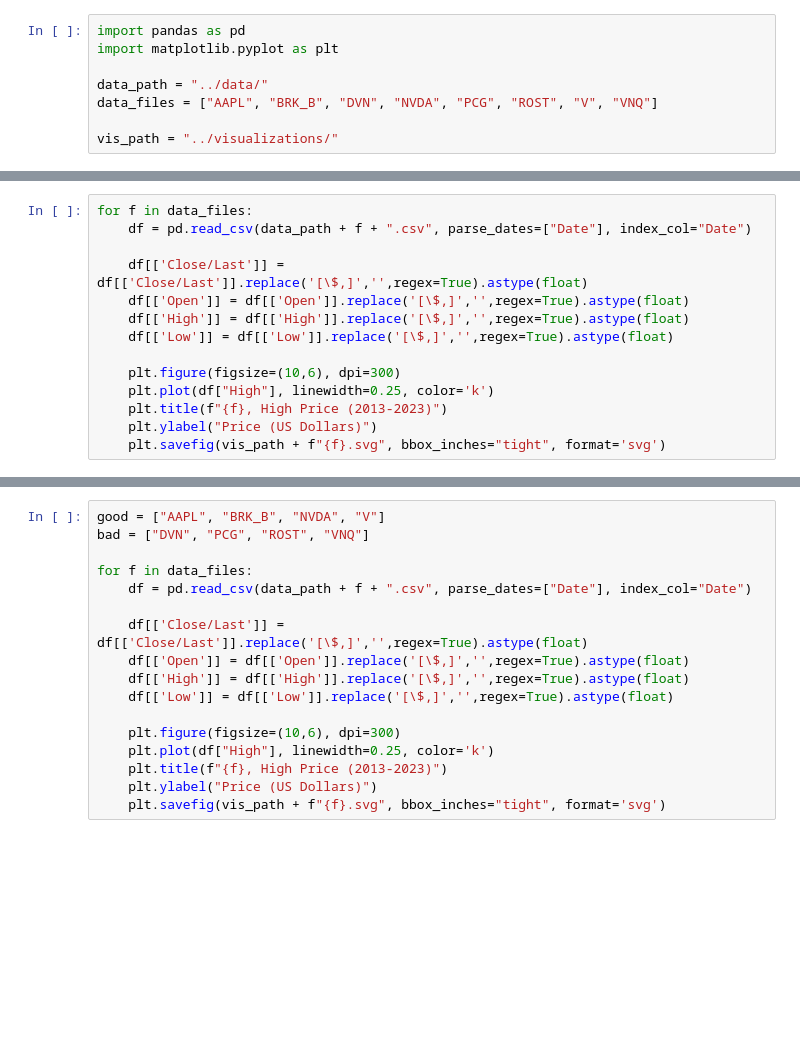
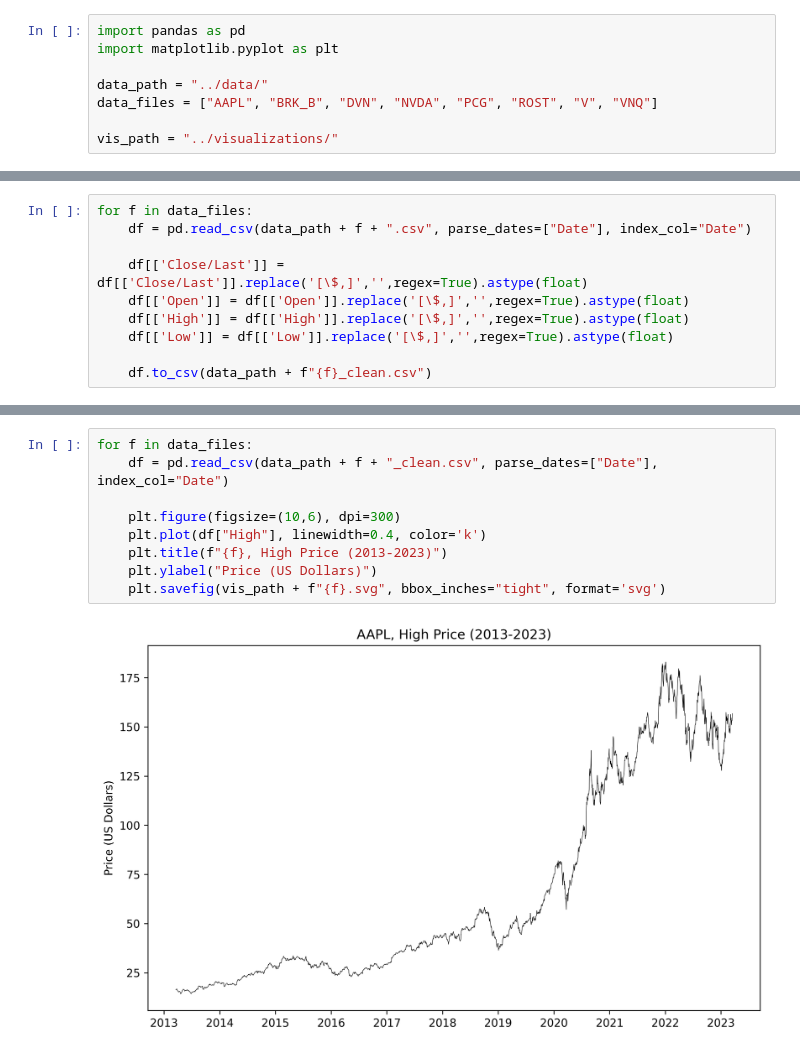
Before and after one commit to robert-meikle/DataMiningProject, a Jupyter notebook: src/visualization.ipynb, the cells around one changed output, grey strips where cells are left out. Saved outputs shown, nothing was run; the diff lists cells and outputs as text; blank space fills up the shorter version.

Commit message:
cleaned datasets, slight modifications to visualizations

```diff
--- a/src/visualization.ipynb
+++ b/src/visualization.ipynb
@@ -15,8 +18,4 @@ for f in data_files:
 	df[['High']] = df[['High']].replace('[\$,]','',regex=True).astype(float)
 	df[['Low']] = df[['Low']].replace('[\$,]','',regex=True).astype(float)
 
-	plt.figure(figsize=(10,6), dpi=300)
-	plt.plot(df["High"], linewidth=0.25, color='k')
-	plt.title(f"{f}, High Price (2013-2023)")
-	plt.ylabel("Price (US Dollars)")
-	plt.savefig(vis_path + f"{f}.svg", bbox_inches="tight", format='svg')
+	df.to_csv(data_path + f"{f}_clean.csv")
@@ -32,17 +22,11 @@ for f in data_files:
 # %%
-good = ["AAPL", "BRK_B", "NVDA", "V"]
-bad = ["DVN", "PCG", "ROST", "VNQ"]
-
 for f in data_files:
-	df = pd.read_csv(data_path + f + ".csv", parse_dates=["Date"], index_col="Date")
-
-	df[['Close/Last']] = df[['Close/Last']].replace('[\$,]','',regex=True).astype(float)
-	df[['Open']] = df[['Open']].replace('[\$,]','',regex=True).astype(float)
-	df[['High']] = df[['High']].replace('[\$,]','',regex=True).astype(float)
-	df[['Low']] = df[['Low']].replace('[\$,]','',regex=True).astype(float)
+	df = pd.read_csv(data_path + f + "_clean.csv", parse_dates=["Date"], index_col="Date")
 
 	plt.figure(figsize=(10,6), dpi=300)
-	plt.plot(df["High"], linewidth=0.25, color='k')
+	plt.plot(df["High"], linewidth=0.4, color='k')
 	plt.title(f"{f}, High Price (2013-2023)")
 	plt.ylabel("Price (US Dollars)")
 	plt.savefig(vis_path + f"{f}.svg", bbox_inches="tight", format='svg')
+# %% [output]
+[figure, added]
```
Also changed, not shown: parts of 4 cells of this notebook, 18 other files.
